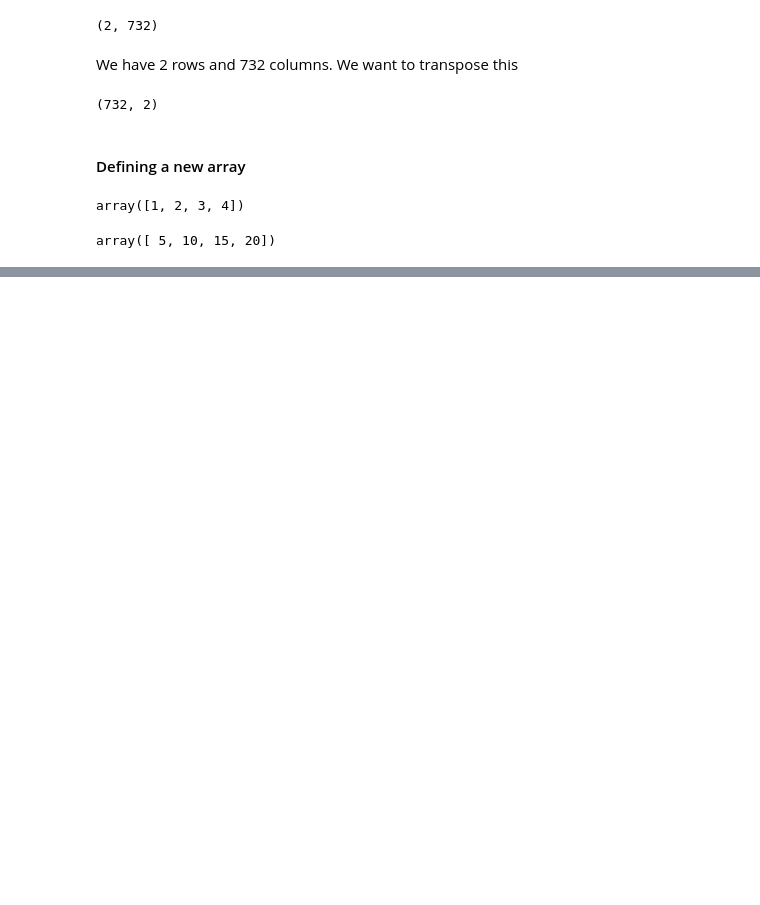
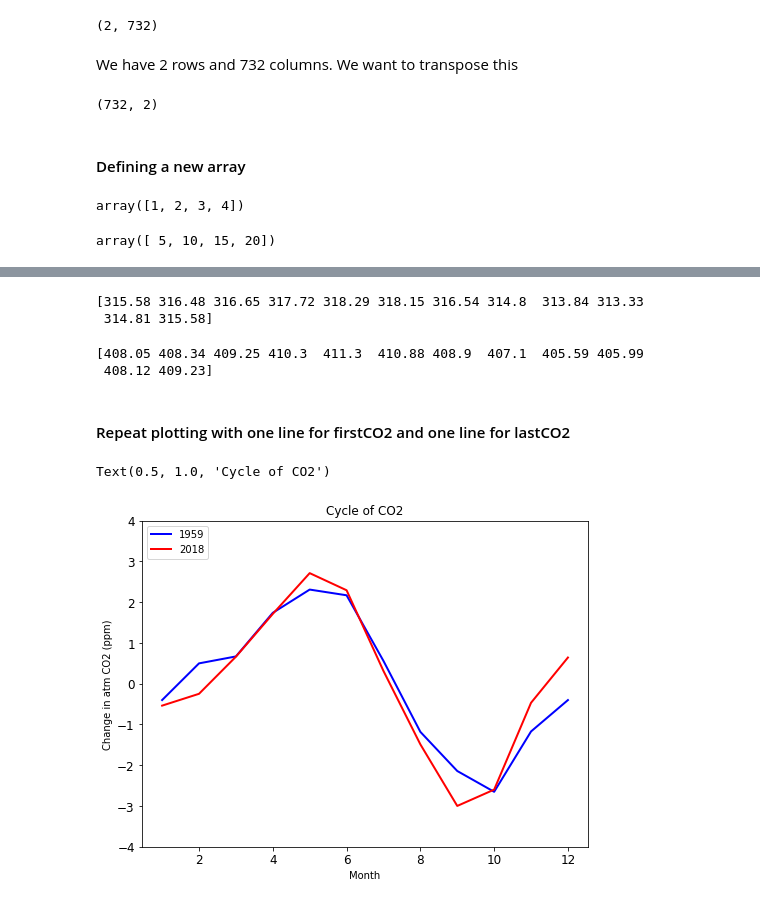
Before and after one commit to scoffiel/ess118_python_reference, a Jupyter notebook: 2_timeseries.ipynb, the cells around one changed output, grey strips where cells are left out. Saved outputs shown, nothing was run; the diff lists cells and outputs as text; code cells hidden in the pictures; blank space fills up the shorter version.

```diff
--- a/2_timeseries.ipynb
+++ b/2_timeseries.ipynb
@@ -78,0 +81,2 @@ array([ 5, 10, 15, 20])
+# %%
+month = np.arange(1,13) #arange is "array range". It works like range() but for numpy arrays.
@@ -78,0 +87,33 @@ array([ 5, 10, 15, 20])
+# %%
+firstCO2 = dataCO2[12:24] #year 1959 is values 12 through 23
+lastCO2 = dataCO2[-12:] #the last 12 values are 2018
+# %%
+print(firstCO2)
+# %% [output]
+[315.58 316.48 316.65 317.72 318.29 318.15 316.54 314.8  313.84 313.33
+ 314.81 315.58]
+# %%
+print(lastCO2)
+# %% [output]
+[408.05 408.34 409.25 410.3  411.3  410.88 408.9  407.1  405.59 405.99
+ 408.12 409.23]
+# %%
+firstCO2n = firstCO2 - np.mean(firstCO2) #subtract the mean
+lastCO2n = lastCO2 - np.mean(lastCO2)
+# %% [markdown]
+#### Repeat plotting with one line for firstCO2 and one line for lastCO2
+# %%
+fig = py.figure(figsize=(8,6))
+myfontsize=12
+ax1 = fig.add_subplot(1,1,1)
+ax1.plot(month, firstCO2n, color='blue', linewidth=2, label='1959')
+ax1.plot(month, lastCO2n, color='red', linewidth=2, label='2018')
+ax1.set_ylim(-4, 4)
+ax1.set_ylabel('Change in atm CO2 (ppm)')
+ax1.set_xlabel('Month')
+ax1.legend(loc='upper left')
+ax1.tick_params(labelsize = myfontsize)
+ax1.set_title('Cycle of CO2')
+# %% [output]
+Text(0.5, 1.0, 'Cycle of CO2')
+[figure, added]
```
Also changed, not shown: parts of 9 cells of this notebook.
